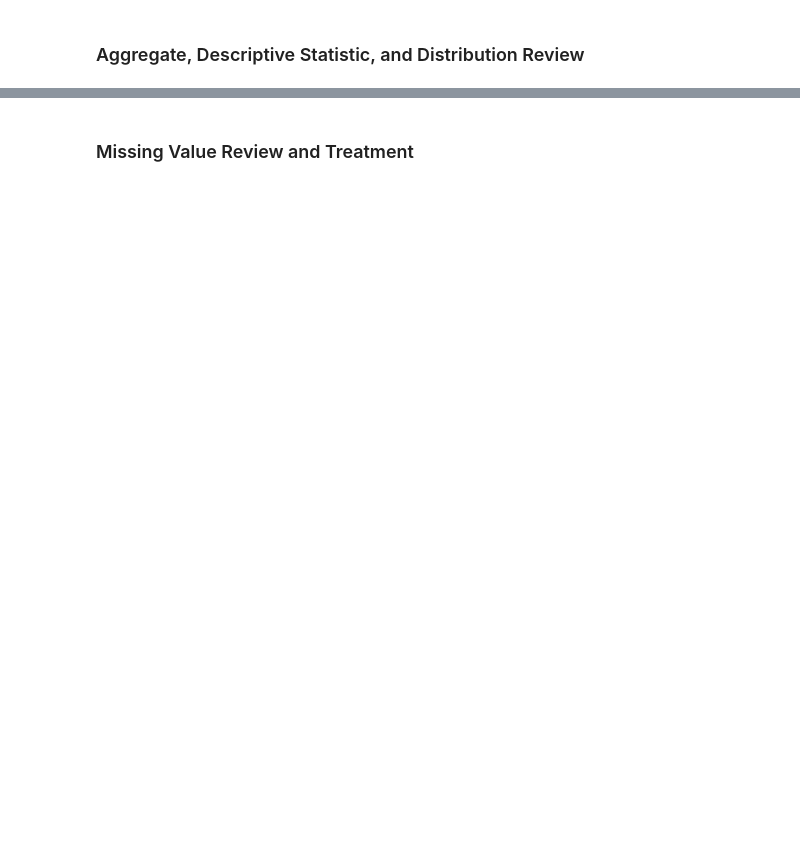
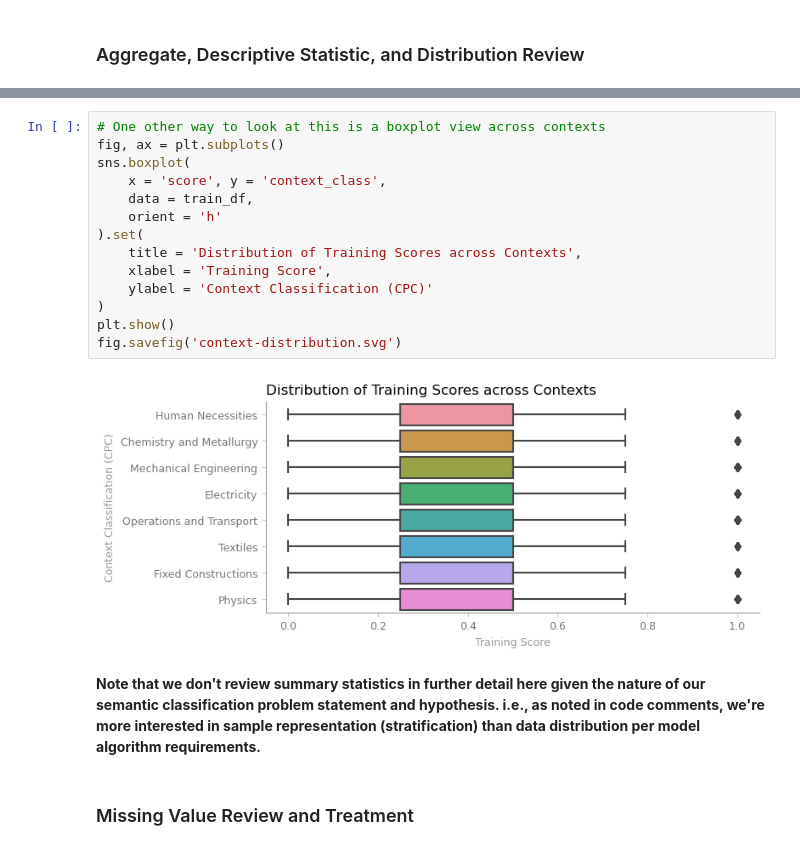
Before and after one commit to davefriesen/patent-semantics, a Jupyter notebook: source/patent-semantics.ipynb, the cells around one changed output, grey strips where cells are left out. Cells and saved outputs as stored; diff of their text form; blank space fills up the shorter version.

```diff
--- a/source/patent-semantics.ipynb
+++ b/source/patent-semantics.ipynb
@@ -183,2 +186,20 @@ fig.savefig('similarity-v-training.png')
+# %%
+# One other way to look at this is a boxplot view across contexts
+fig, ax = plt.subplots()
+sns.boxplot(
+    x = 'score', y = 'context_class',
+    data = train_df,
+    orient = 'h'
+).set(
+    title = 'Distribution of Training Scores across Contexts',
+    xlabel = 'Training Score',
+    ylabel = 'Context Classification (CPC)'
+)
+plt.show()
+fig.savefig('context-distribution.svg')
+# %% [output]
+[figure, added]
+# %% [markdown]
+__Note that we don't review summary statistics in further detail here given the nature of our semantic classification problem statement and hypothesis. i.e., as noted in code comments, we're more interested in sample representation (stratification) than data distribution per model algorithm requirements.__
 # %% [markdown]
 ### Missing Value Review and Treatment
```
Also changed, not shown: parts of 37 cells of this notebook, 14 other files.
